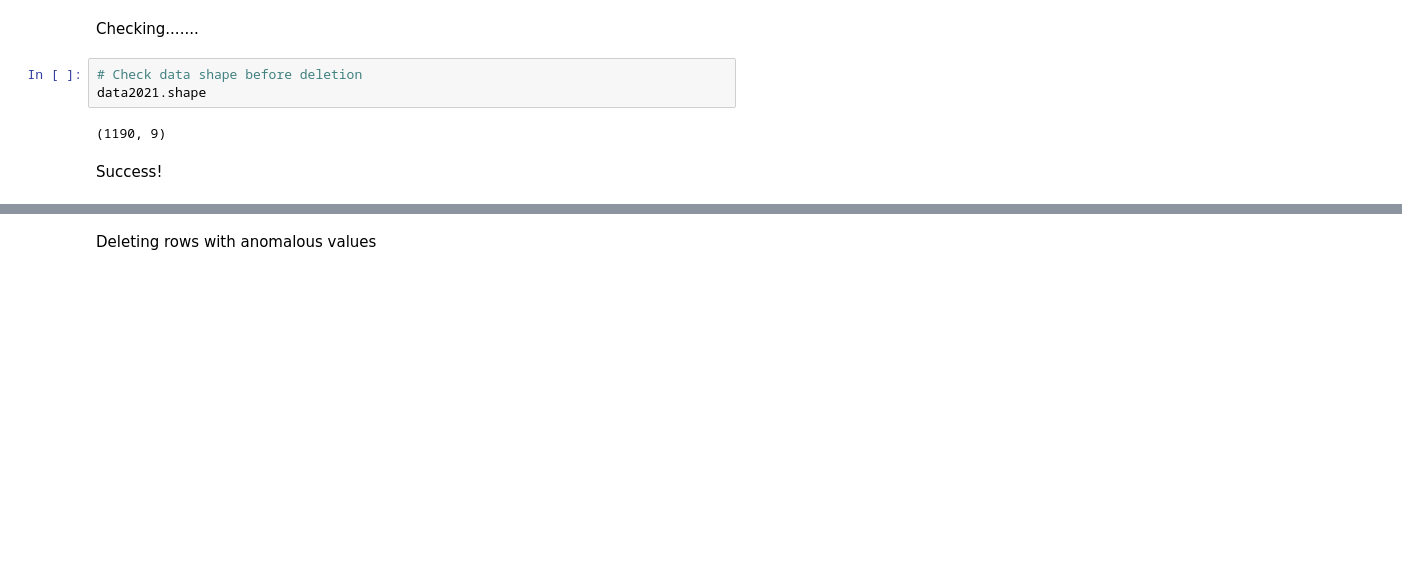
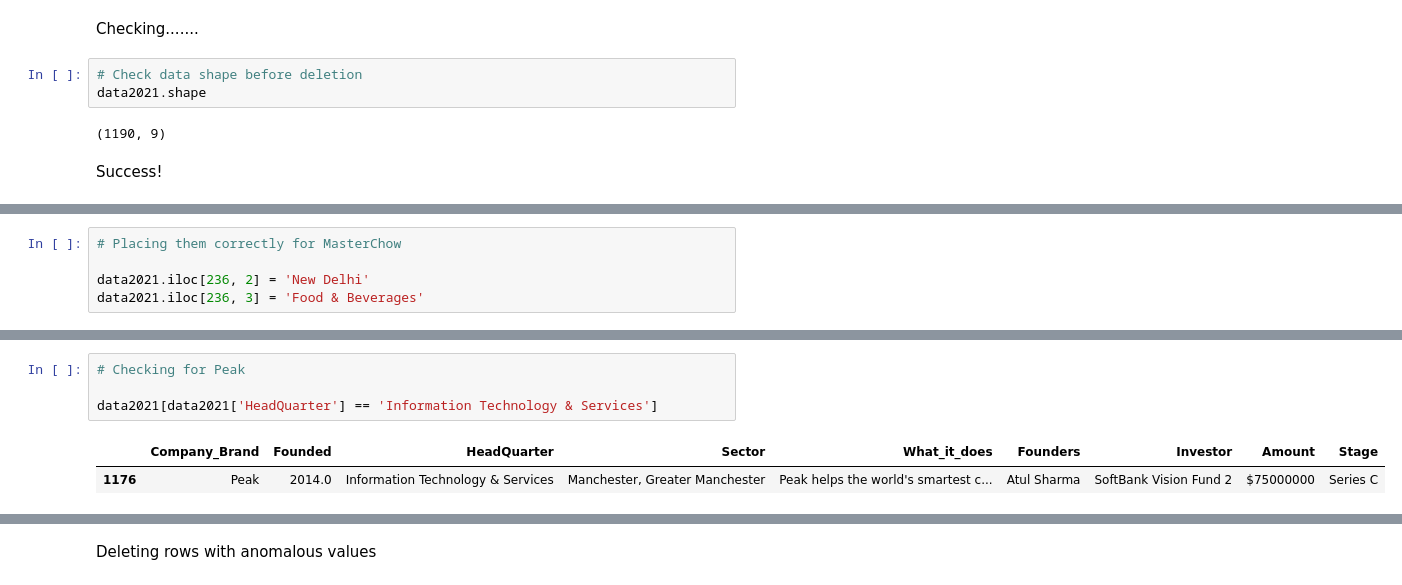
Before and after one commit to aaronayitey/Indian-Startup-Funding-Analysis, a Jupyter notebook: analysing_funding.ipynb, the cells around one changed output, grey strips where cells are left out. Saved outputs shown, nothing was run; the diff lists cells and outputs as text; blank space fills up the shorter version.

```diff
--- a/analysing_funding.ipynb
+++ b/analysing_funding.ipynb
@@ -165,0 +225,5 @@ Success!
+# %%
+# Placing them correctly for MasterChow
+
+data2021.iloc[236, 2] = 'New Delhi'
+data2021.iloc[236, 3] = 'Food & Beverages'
@@ -165,0 +236,7 @@ Success!
+# %%
+# Checking for Peak
+
+data2021[data2021['HeadQuarter'] == 'Information Technology & Services']
+# %% [output]
+|  | Company_Brand | Founded | HeadQuarter | Sector | What_it_does | Founders | Investor | Amount | Stage |
+| 1176 | Peak | 2014.0 | Information Technology & Services | Manchester, Greater Manchester | Peak helps the world's smartest c... | Atul Sharma | SoftBank Vision Fund 2 | $75000000 | Series C |
```
Also changed, not shown: parts of 18 cells of this notebook.
